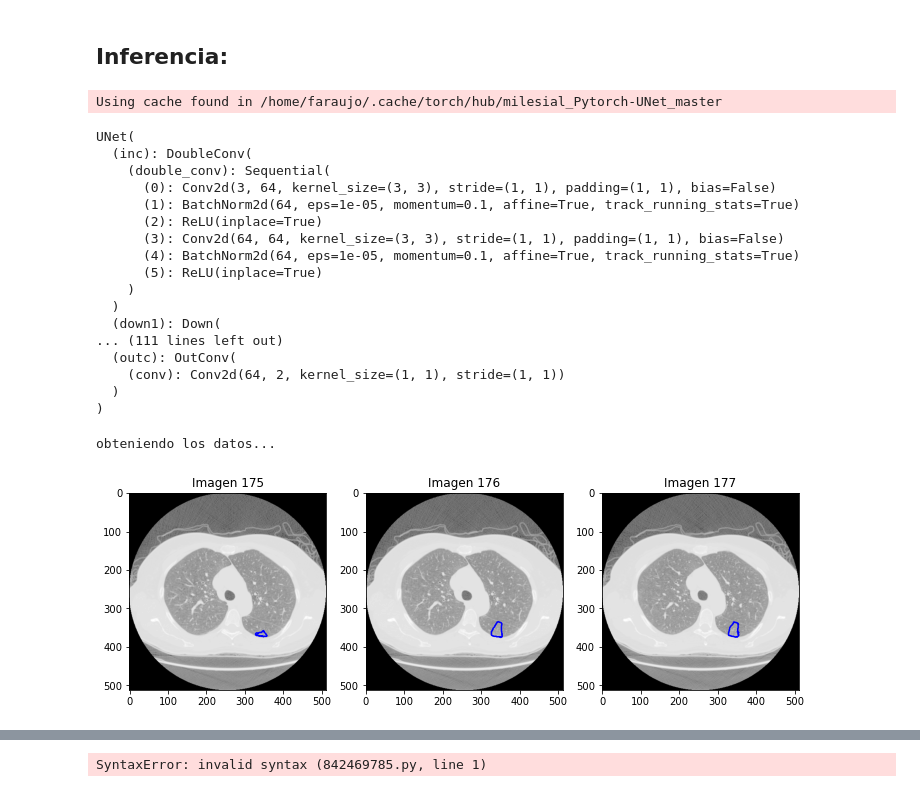
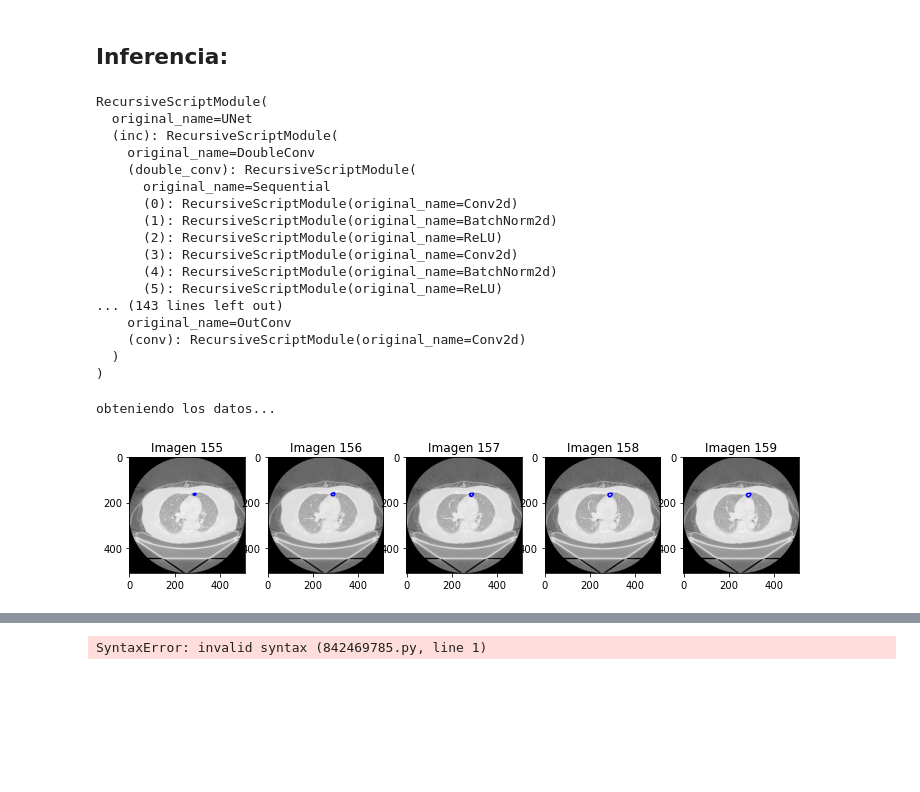
Before and after one commit to abelBEDOYA/processLIDC3, a Jupyter notebook: app/main_inspect.ipynb, the cells around one changed output, grey strips where cells are left out. Drawn from its saved outputs; the diff is of its cells as text; code cells hidden in the pictures; blank space fills up the shorter version.

```diff
--- a/app/main_inspect.ipynb
+++ b/app/main_inspect.ipynb
@@ -47,36 +57,40 @@ ___________________________________
 # from processLIDC3 import Patient
 # import torch
 # %%
+# model = torch.jit.load('/home/faraujo/TFM/processLIDC3/trainings/training_1_4loss_4batch/model-epoch9.pt')
+model = torch.jit.load('/home/faraujo/TFM/processLIDC3/trainings/training_2_2loss_4batch_aleatorio/model-epoch9.pt')
 
-model_entrenado = torch.hub.load('milesial/Pytorch-UNet', 'unet_carvana', pretrained=True, scale=0.5)
-model = UNet(n_channels=3, n_classes=2)  # , init_features=32) # , dropout_rate=0.2)
-model.to('cuda')  # # Si fue entrenado en grafica hay que abrirlo con tal
+# model_entrenado = torch.hub.load('milesial/Pytorch-UNet', 'unet_carvana', pretrained=True, scale=0.5)
+# model = UNet(n_channels=3, n_classes=2)  # , init_features=32) # , dropout_rate=0.2)
+model.to('cpu')  # # Si fue entrenado en grafica hay que abrirlo con tal
 model.eval()
 # %% [output]
-Using cache found in /home/faraujo/.cache/torch/hub/milesial_Pytorch-UNet_master
+RecursiveScriptModule(
+  original_name=UNet
+  (inc): RecursiveScriptModule(
+    original_name=DoubleConv
+    (double_conv): RecursiveScriptModule(
+      original_name=Sequential
+      (0): RecursiveScriptModule(original_name=Conv2d)
+      (1): RecursiveScriptModule(original_name=BatchNorm2d)
+      (2): RecursiveScriptModule(original_name=ReLU)
+      (3): RecursiveScriptModule(original_name=Conv2d)
+      (4): RecursiveScriptModule(original_name=BatchNorm2d)
+      (5): RecursiveScriptModule(original_name=ReLU)
+... (143 lines left out)
+    original_name=OutConv
+    (conv): RecursiveScriptModule(original_name=Conv2d)
+  )
+)
-UNet(
-  (inc): DoubleConv(
-    (double_conv): Sequential(
-      (0): Conv2d(3, 64, kernel_size=(3, 3), stride=(1, 1), padding=(1, 1), bias=False)
-      (1): BatchNorm2d(64, eps=1e-05, momentum=0.1, affine=True, track_running_stats=True)
-      (2): ReLU(inplace=True)
-      (3): Conv2d(64, 64, kernel_size=(3, 3), stride=(1, 1), padding=(1, 1), bias=False)
-      (4): BatchNorm2d(64, eps=1e-05, momentum=0.1, affine=True, track_running_stats=True)
-      (5): ReLU(inplace=True)
-    )
-  )
-  (down1): Down(
-... (111 lines left out)
-  (outc): OutConv(
-    (conv): Conv2d(64, 2, kernel_size=(1, 1), stride=(1, 1))
-  )
-)
-# %%
-# Mostrar imagenes:
-patient.imshow(slices=(175,176,177), scaled=True)
-# %% [output]
-obteniendo los datos...
-[figure, removed]
+# %%
+# Mostrar imagenes:
+# patient.imshow(slices=(58,59,60,61), scaled=True) #170
+# patient.imshow(slices=(107,108,109), scaled=True) #186
+# patient.imshow(slices=(86,87,88,89), scaled=True)  #0001
+patient.imshow(slices=(155,156,157,158,159), scaled=True)  #0121
+# %% [output]
+obteniendo los datos...
+[figure, added]
 # %%
 # patient = Patient("LIDC-IDRI-0002")
 # patient.scale()
```
Also changed, not shown: parts of 3 cells of this notebook.
